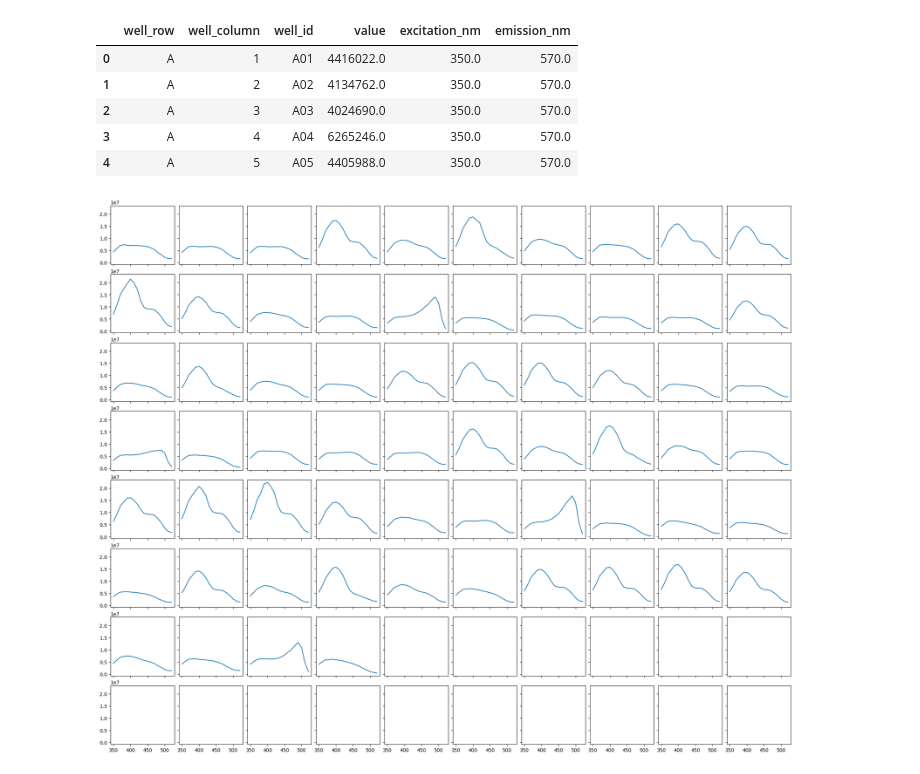
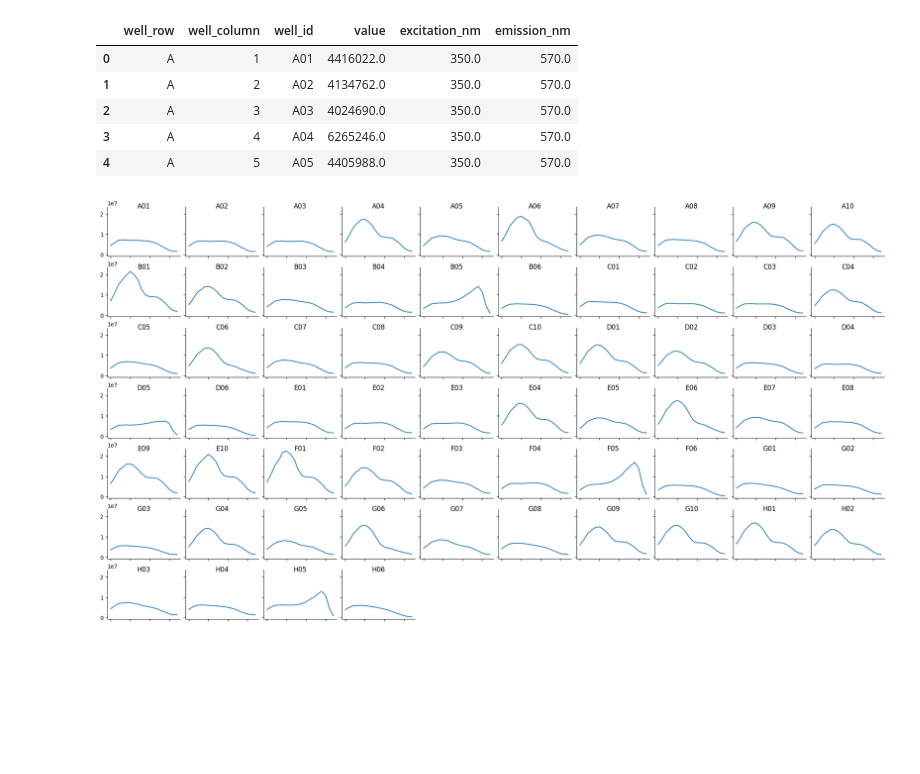
Before and after one commit to Arcadia-Science/growth-curve-calculator, a Jupyter notebook: docs/examples/basic_plotting.ipynb, the cells around one changed output. Drawn from its saved outputs; the diff is of its cells as text; code cells hidden in the pictures; blank space fills up the shorter version.

```diff
--- a/docs/examples/basic_plotting.ipynb
+++ b/docs/examples/basic_plotting.ipynb
@@ -52,21 +52,25 @@ plate_data.measurements.head()
 # %%
 num_rows = plate_data.measurements["well_row"].nunique()
 num_cols = plate_data.measurements["well_column"].nunique()
 fig, axes = plt.subplots(
     nrows=num_rows,
     ncols=num_cols,
     layout="constrained",
     sharex=True,
     sharey=True,
-    figsize=(2 * num_cols, 2 * num_rows)
+    figsize=(2 * num_cols, 1.5 * num_rows),
 )
-well_ids = plate_data.measurements["well_id"].unique().tolist() # type: ignore
+well_ids = plate_data.measurements["well_id"].unique().tolist()  # type: ignore
 axes_map = {well_id: ax for well_id, ax in zip(well_ids, axes.flat)}
 
-for well_id, group in plate_data.measurements.groupby("well_id"): # type: ignore
+for well_id, group in plate_data.measurements.groupby("well_id"):  # type: ignore
     ax = axes_map[well_id]
     x = group["excitation_nm"]
     y = group["value"]
     ax.plot(x, y)
+    ax.set_title(well_id, y=0.9)
+    [ax.spines[loc].set_visible(False) for loc in ["top", "right"]]
+
+_ = [fig.delaxes(ax) for ax in axes.flat if not ax.has_data()]
 # %% [output]
-[figure, old version]
+[figure, new version]
```
Also changed, not shown: 2 other files.
